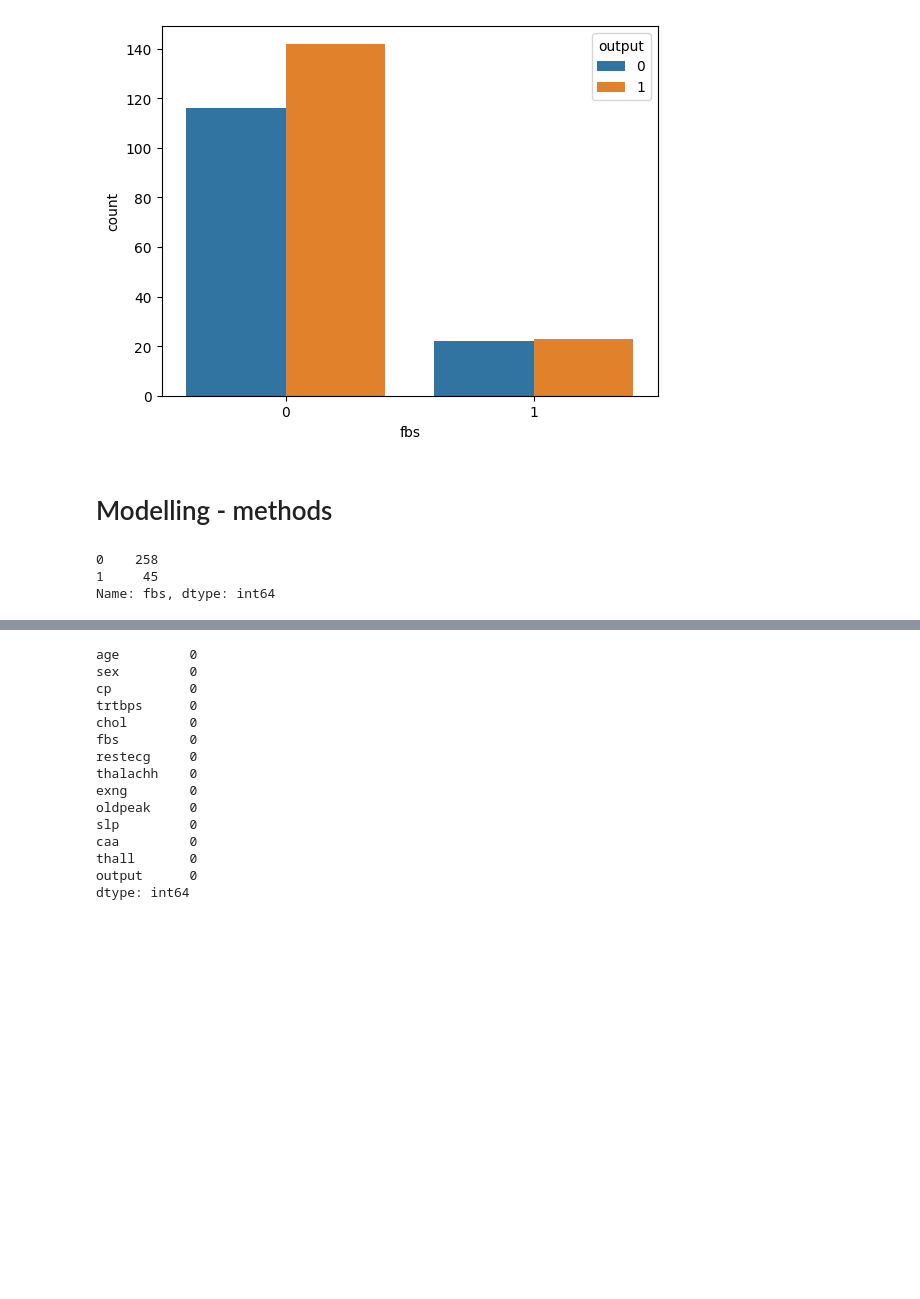
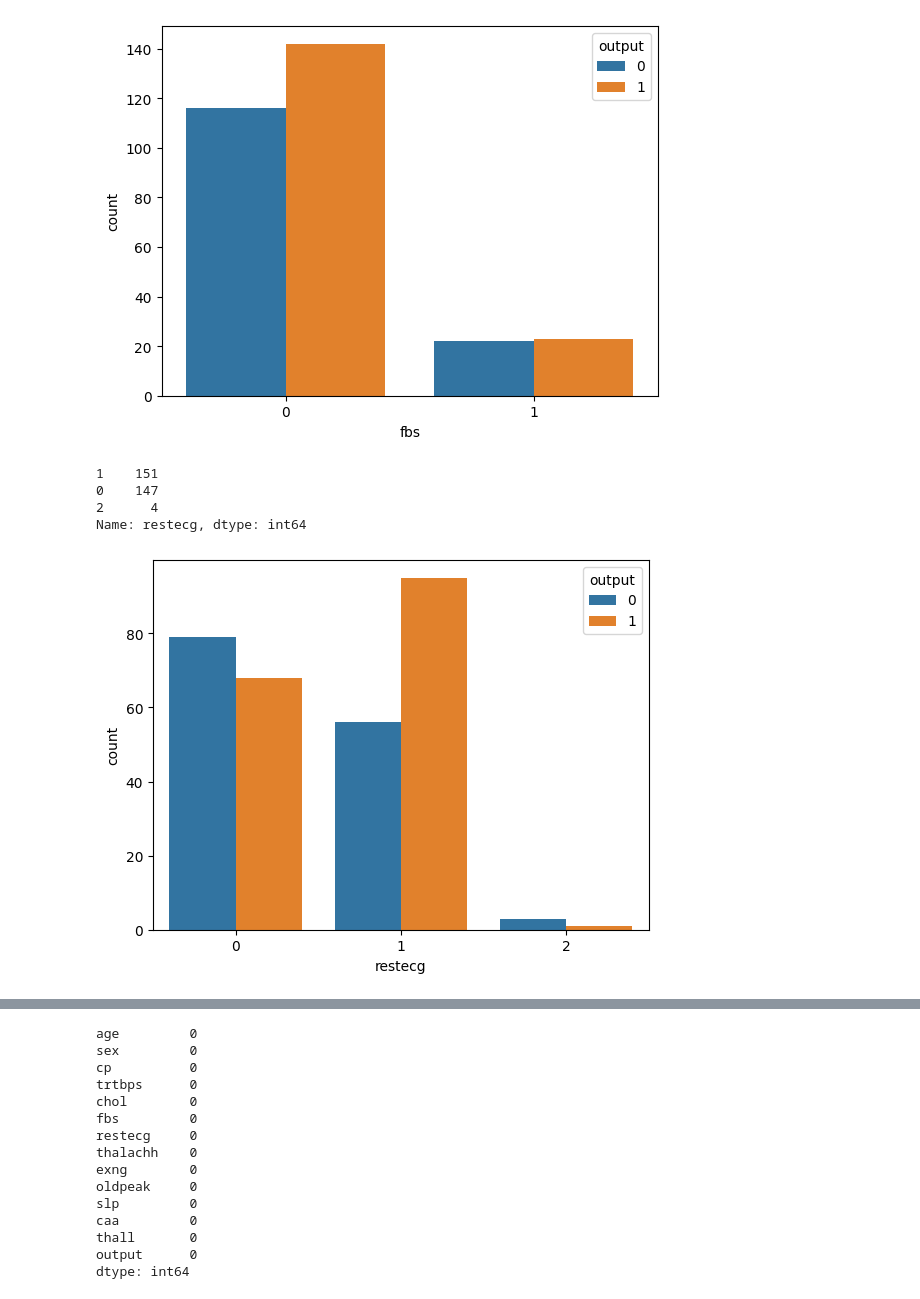
Before and after one commit to zoezhousy/Kaggle_Heart_Attack_Analysis_Prediction, a Jupyter notebook: heart-attack-prediction.ipynb, the cells around one changed output, grey strips where cells are left out. Drawn from its saved outputs; the diff is of its cells as text; code cells hidden in the pictures; blank space fills up the shorter version.

```diff
--- a/heart-attack-prediction.ipynb
+++ b/heart-attack-prediction.ipynb
@@ -268,13 +269,15 @@ p = sns.countplot(data = heart, x="fbs", hue = "output")
 1     45
 Name: fbs, dtype: int64
 [figure]
-# %% [markdown]
-# Modelling - methods
-# %%
-# split
-from sklearn.model_selection import train_test_split
-x
-# %% [output]
-0    258
-1     45
-Name: fbs, dtype: int64
+# %%
+# restecg
+x = heart.restecg.value_counts()
+print(x)
+p = sns.countplot(data = heart, x="restecg", hue = "output")
+# restecg-0 & restecg-1 have similar counts, restecg-2 have the lowest count restecg-2 is almost negligible
+# %% [output]
+1    151
+0    147
+2      4
+Name: restecg, dtype: int64
+[figure, added]
```
Also changed, not shown: parts of 16 cells of this notebook.
